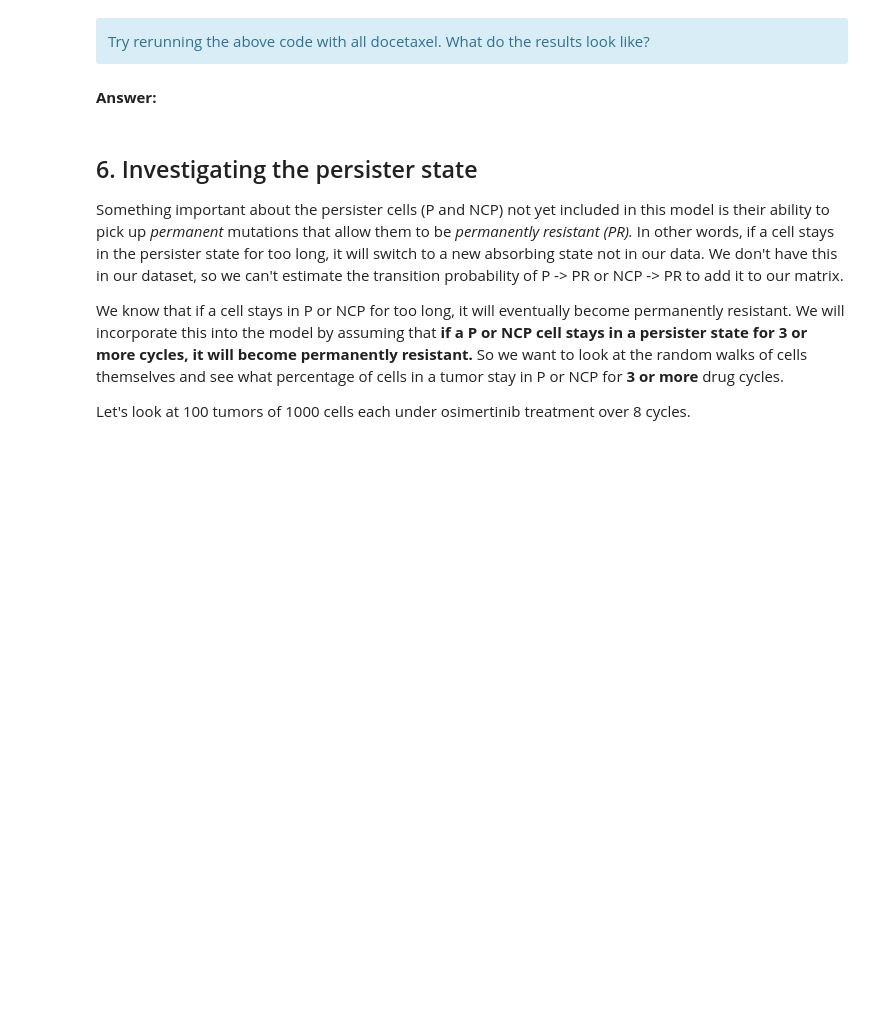
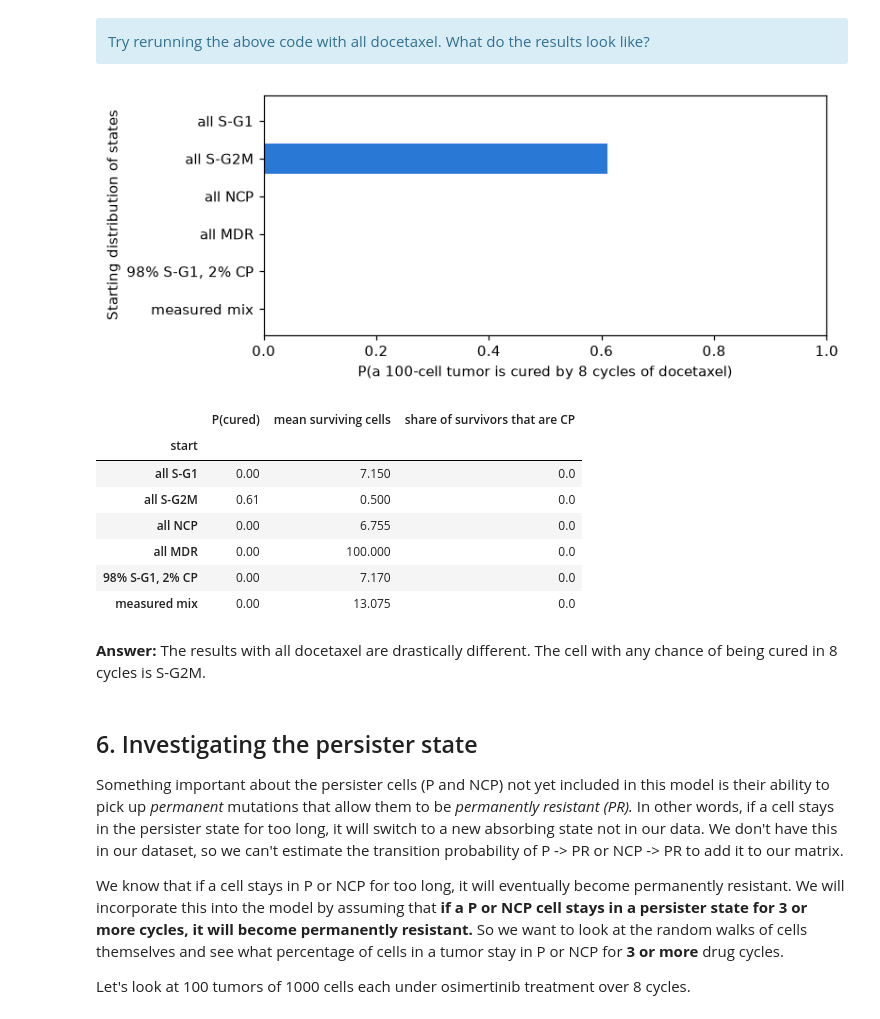
Before and after one commit to lchop14/UU_F26_templates, a Jupyter notebook: Week10/thursday_lab/Lab09_markov_chain.ipynb, the cells around one changed output. Saved outputs shown, nothing was run; the diff lists cells and outputs as text; code cells hidden in the pictures; blank space fills up the shorter version.

```diff
--- a/Week10/thursday_lab/Lab09_markov_chain.ipynb
+++ b/Week10/thursday_lab/Lab09_markov_chain.ipynb
@@ -460,7 +462,7 @@ for i in range(n_cycles):
     if i % 2 == 0:
         traj.append(traj[-1] @ P_osi)
     else:
-        traj.append(traj[-1] @ P_doc)
+        traj.append(traj[-1] @ P_doc_np)
 
 traj = np.array(traj)
 # %%
@@ -501,9 +503,9 @@ for i in range(n_cycles):
     if i == 0 or i == 4:
         traj.append(traj[-1] @ P_osi)
     elif i == 2 or i == 6:
-        traj.append(traj[-1] @ P_doc)
+        traj.append(traj[-1] @ P_doc_np)
     else:
-        traj.append(traj[-1] @ P_holiday)
+        traj.append(traj[-1] @ P_holiday_np)
 traj = np.array(traj)
 # %%
 pd.DataFrame(traj, columns=OUTCOMES).round(3)
@@ -525,11 +527,11 @@ traj = [np.asarray(pi_mix, dtype=float)]
 n_cycles = 8
 for i in range(n_cycles):
     if i == 0:
-        traj.append(traj[-1] @ P_holiday)
+        traj.append(traj[-1] @ P_holiday_np)
     elif i % 2 == 0:
         traj.append(traj[-1] @ P_osi)
     else:
-        traj.append(traj[-1] @ P_doc)
+        traj.append(traj[-1] @ P_doc_np)
 traj = np.array(traj)
 # %%
 pd.DataFrame(traj, columns=OUTCOMES).round(3)
@@ -551,11 +553,11 @@ traj = [np.asarray(pi_mix, dtype=float)]
 n_cycles = 8
 for i in range(n_cycles):
     if i == 0:
-        traj.append(traj[-1] @ P_holiday)
+        traj.append(traj[-1] @ P_holiday_np)
     elif i == 1 or i == 2:
         traj.append(traj[-1] @ P_osi)
     else:
-        traj.append(traj[-1] @ P_doc)
+        traj.append(traj[-1] @ P_doc_np)
 traj = np.array(traj)
 # %%
 pd.DataFrame(traj, columns=OUTCOMES).round(3)
@@ -744,7 +756,46 @@ results.round(3)
 # %% [markdown]
 <div class="alert alert-info"> Try rerunning the above code with all docetaxel. What do the results look like? </div>
+# %%
+N_CELLS, N_TUMORS = 100, 200
+P_TUMOR, N_TUMOR_CYCLES = P_doc_np, 8      # this simulation: 8 cycles of osimertinib
+scenarios = {
+    "all S-G1":       basis("S-G1", P_doc),
+    "all S-G2M":      basis("S-G2M", P_doc),
+    "all NCP":         basis("NCP", P_doc),
+    "all MDR":        basis("MDR", P_doc),
+    "98% S-G1, 2% CP": 0.98 * basis("S-G1", P_doc) + 0.02 * basis("CP", P_doc),
+    "measured mix":   pi_mix,
+}
+rows = []
+for name, pi0 in scenarios.items():
+    finals = np.array([simulate_tumor(pi0, P_TUMOR, N_CELLS, N_TUMOR_CYCLES, rng) for _ in range(N_TUMORS)])
+    alive = (finals != OUTCOMES.index("cleared")).sum(axis=1)
+    rows.append({"start": name,
+                 "P(cured)": np.mean(alive == 0),
+                 "mean surviving cells": alive.mean(),
+                 "share of survivors that are CP":
+                     (finals == OUTCOMES.index("CP")).sum() / max(alive.sum(), 1)})
+results = pd.DataFrame(rows).set_index("start")
+
+fig, ax = plt.subplots(figsize=(7, 3))
+ax.barh(results.index[::-1], results["P(cured)"][::-1], color="#2a78d6")
+ax.set_xlim(0, 1)
+ax.set_xlabel(f"P(a {N_CELLS}-cell tumor is cured by {N_TUMOR_CYCLES} cycles of docetaxel)")
+ax.set_ylabel("Starting distribution of states")
+plt.show()
+results.round(3)
+# %% [output]
+[figure, added]
+|  | P(cured) | mean surviving cells | share of survivors that are CP |
+| start |  |  |  |
+| all S-G1 | 0.00 | 7.150 | 0.0 |
+| all S-G2M | 0.61 | 0.500 | 0.0 |
+| all NCP | 0.00 | 6.755 | 0.0 |
+| all MDR | 0.00 | 100.000 | 0.0 |
+| 98% S-G1, 2% CP | 0.00 | 7.170 | 0.0 |
+| measured mix | 0.00 | 13.075 | 0.0 |
 # %% [markdown]
-**Answer:**
+**Answer:** The results with all docetaxel are drastically different. The cell with any chance of being cured in 8 cycles is S-G2M.
 # %% [markdown]
 ## 6. Investigating the persister state
 
```
Also changed, not shown: parts of 8 cells of this notebook.
